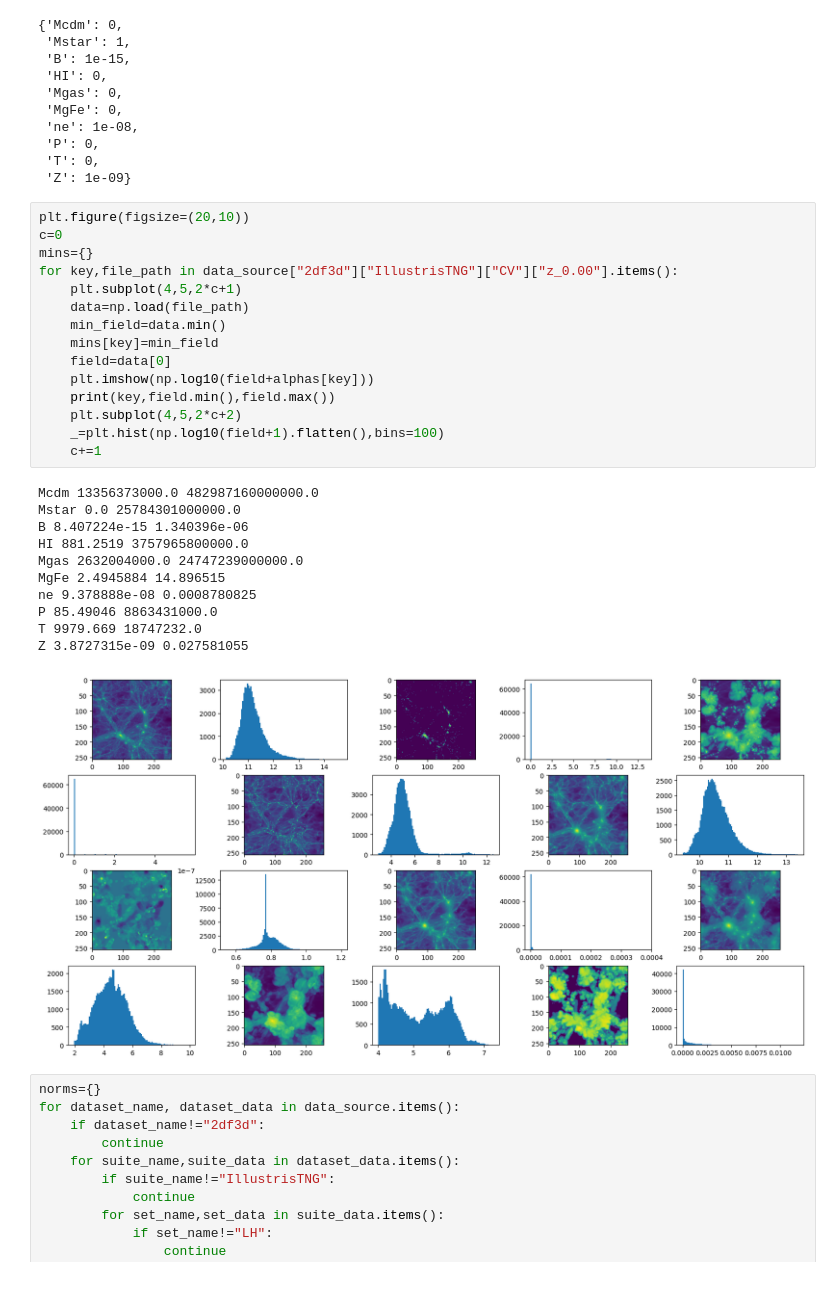
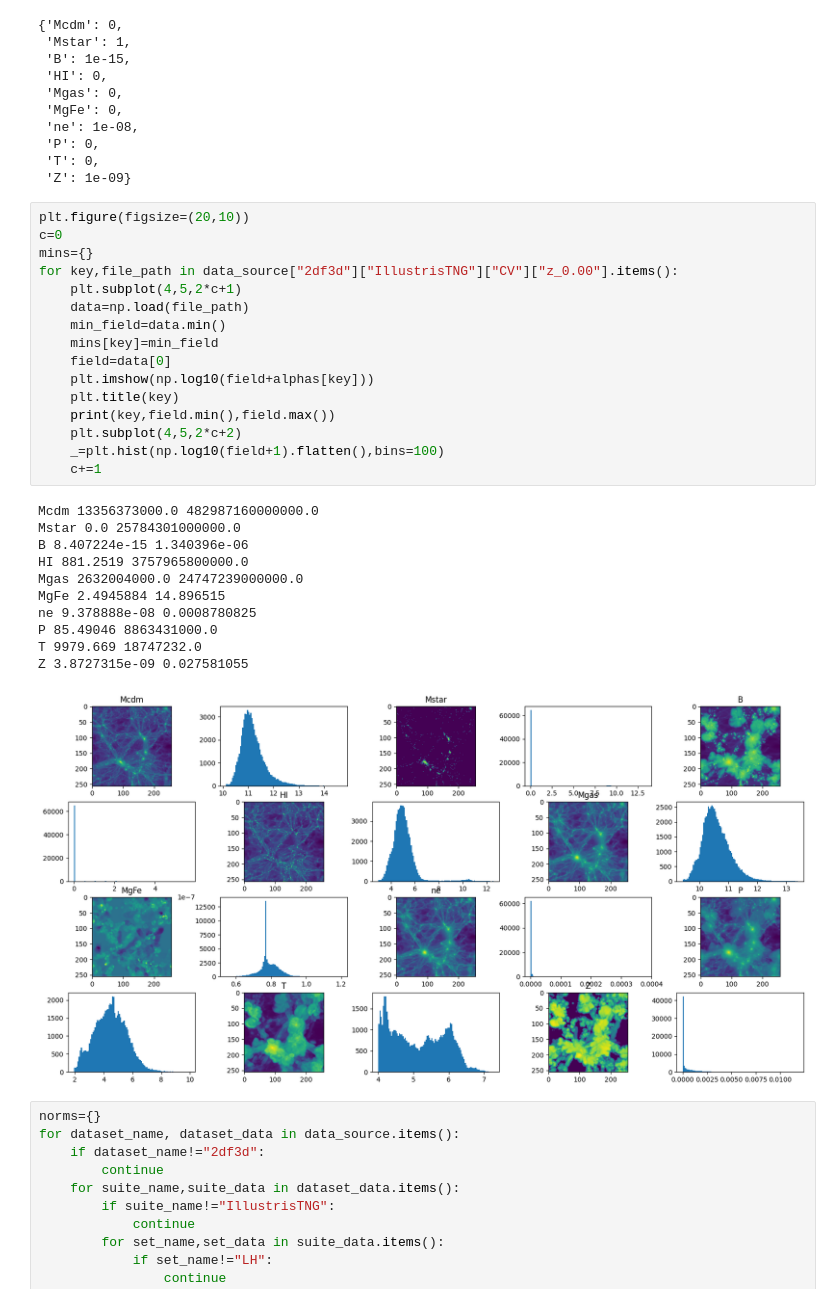
Before and after one commit to cfpark00/vdm4cdm, a Jupyter notebook: scripts/calc_normalization.ipynb, the cells around one changed output. Saved outputs shown, nothing was run; the diff lists cells and outputs as text.

```diff
--- a/scripts/calc_normalization.ipynb
+++ b/scripts/calc_normalization.ipynb
@@ -27,30 +27,31 @@ alphas
 # %%
 plt.figure(figsize=(20,10))
 c=0
 mins={}
 for key,file_path in data_source["2df3d"]["IllustrisTNG"]["CV"]["z_0.00"].items():
     plt.subplot(4,5,2*c+1)
     data=np.load(file_path)
     min_field=data.min()
     mins[key]=min_field
     field=data[0]
     plt.imshow(np.log10(field+alphas[key]))
+    plt.title(key)
     print(key,field.min(),field.max())
     plt.subplot(4,5,2*c+2)
     _=plt.hist(np.log10(field+1).flatten(),bins=100)
     c+=1
 # %% [output]
 Mcdm 13356373000.0 482987160000000.0
 Mstar 0.0 25784301000000.0
 B 8.407224e-15 1.340396e-06
 HI 881.2519 3757965800000.0
 Mgas 2632004000.0 24747239000000.0
 MgFe 2.4945884 14.896515
 ne 9.378888e-08 0.0008780825
 P 85.49046 8863431000.0
 T 9979.669 18747232.0
 Z 3.8727315e-09 0.027581055
-[figure, old version]
+[figure, new version]
 # %%
 norms={}
 for dataset_name, dataset_data in data_source.items():
```
Also changed, not shown: 10 other files.
